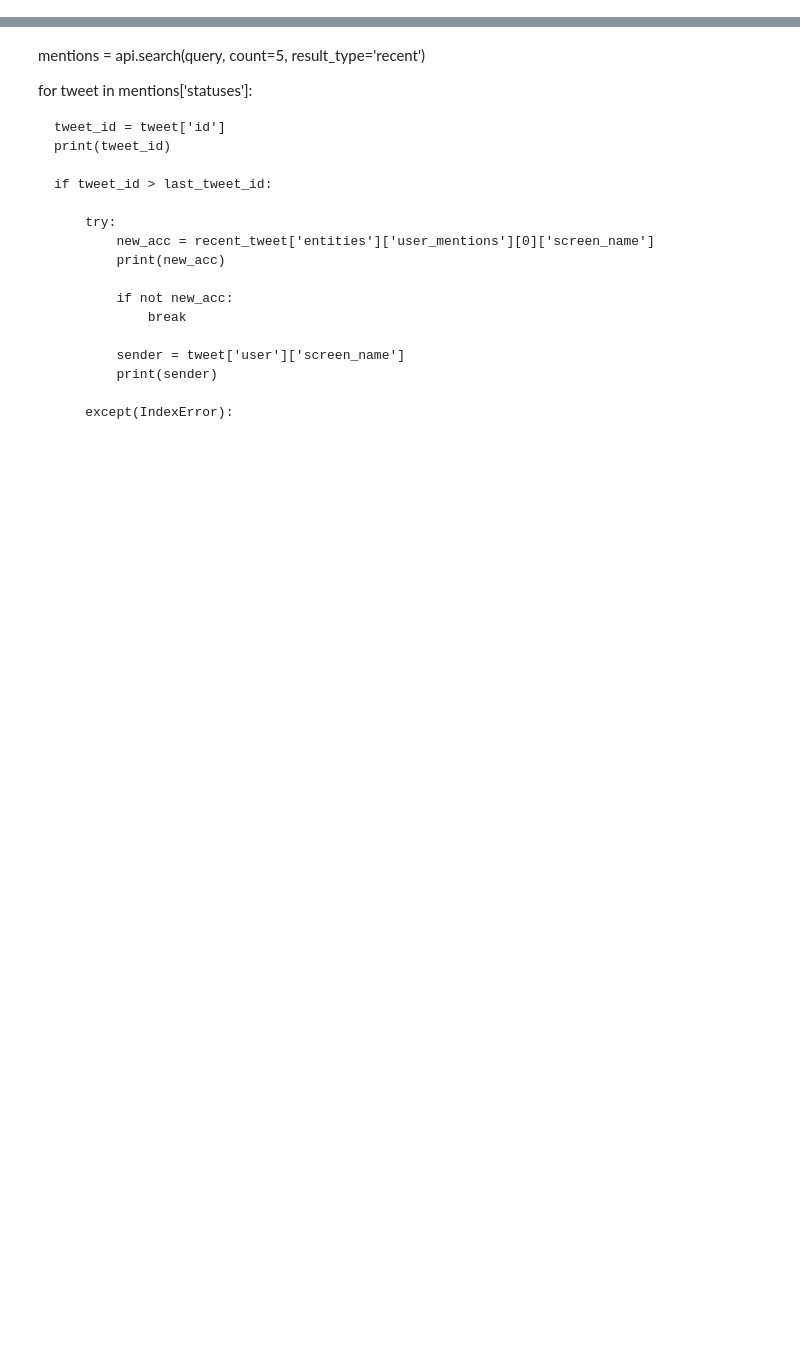
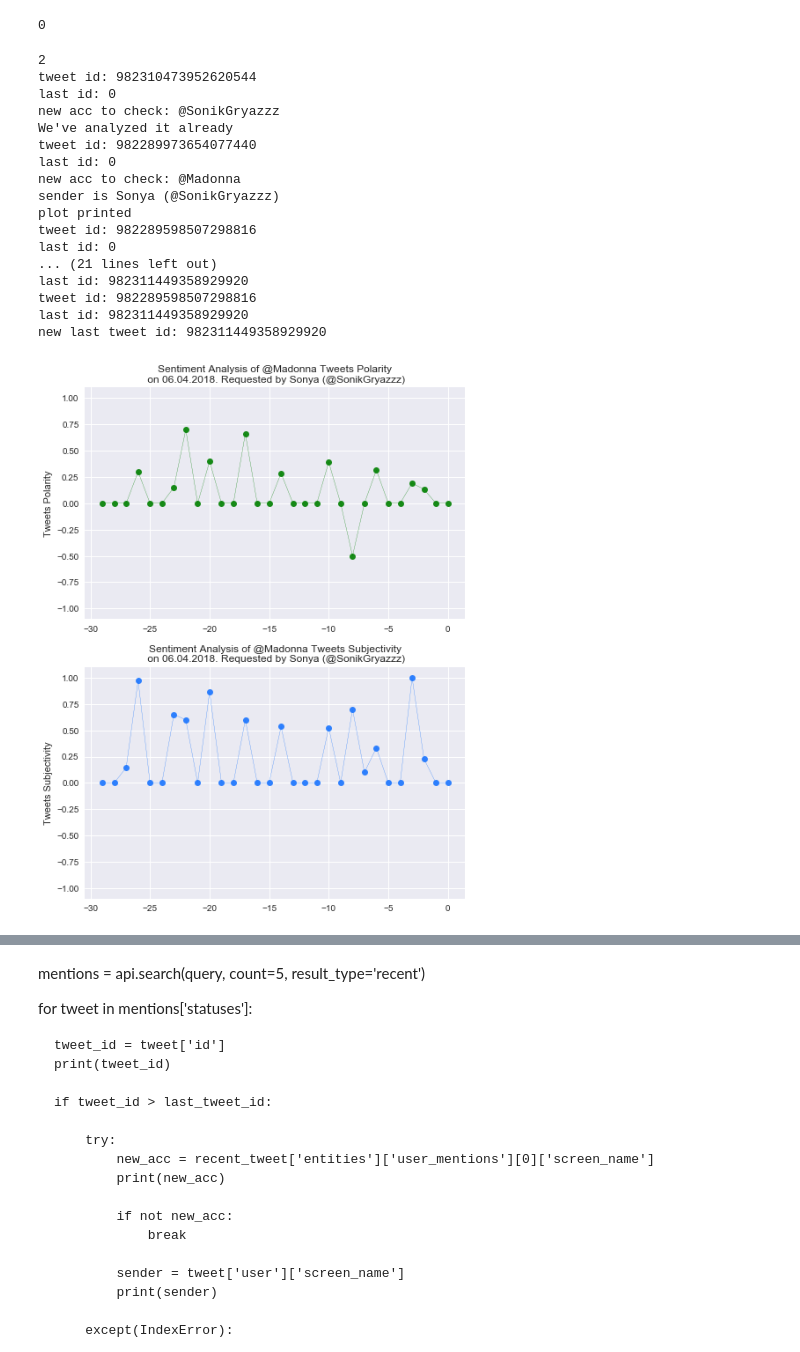
Before and after one commit to Gryazzz/Twitter_Emo_Bot, a Jupyter notebook: Twitter_bot.ipynb, the cells around one changed output, grey strips where cells are left out. Drawn from its saved outputs; the diff is of its cells as text; code cells hidden in the pictures; blank space fills up the shorter version.

```diff
--- a/Twitter_bot.ipynb
+++ b/Twitter_bot.ipynb
@@ -18,9 +15,0 @@ api = tweepy.API(auth, parser=tweepy.parsers.JSONParser(), wait_on_rate_limit=Tr
-# %%
-accounts = []
-sender = ''
-#new_acc = '@PayPal'
-#if new_acc not in accounts:
-    #accounts.append(new_acc)
-last_tweet_id = 0
-query = '@SonikGryazzz'
-accounts = [query]
@@ -45,0 +24,4 @@ for tweet in mentions['statuses']:
+# %%
+last_tweet_id
+# %% [output]
+0
@@ -45,0 +121,27 @@ for tweet in mentions['statuses']:
+# %%
+counter = 1
+
+while(True):
+
+    sentiment_bot()
+    time.sleep(40)
+    counter +=1
+# %% [output]
+2
+tweet id: 982310473952620544
+last id: 0
+new acc to check: @SonikGryazzz
+We've analyzed it already
+tweet id: 982289973654077440
+last id: 0
+new acc to check: @Madonna
+sender is Sonya (@SonikGryazzz)
+plot printed
+tweet id: 982289598507298816
+last id: 0
+... (21 lines left out)
+last id: 982311449358929920
+tweet id: 982289598507298816
+last id: 982311449358929920
+new last tweet id: 982311449358929920
+[figure, added]
```
Also changed, not shown: parts of 18 cells of this notebook.
